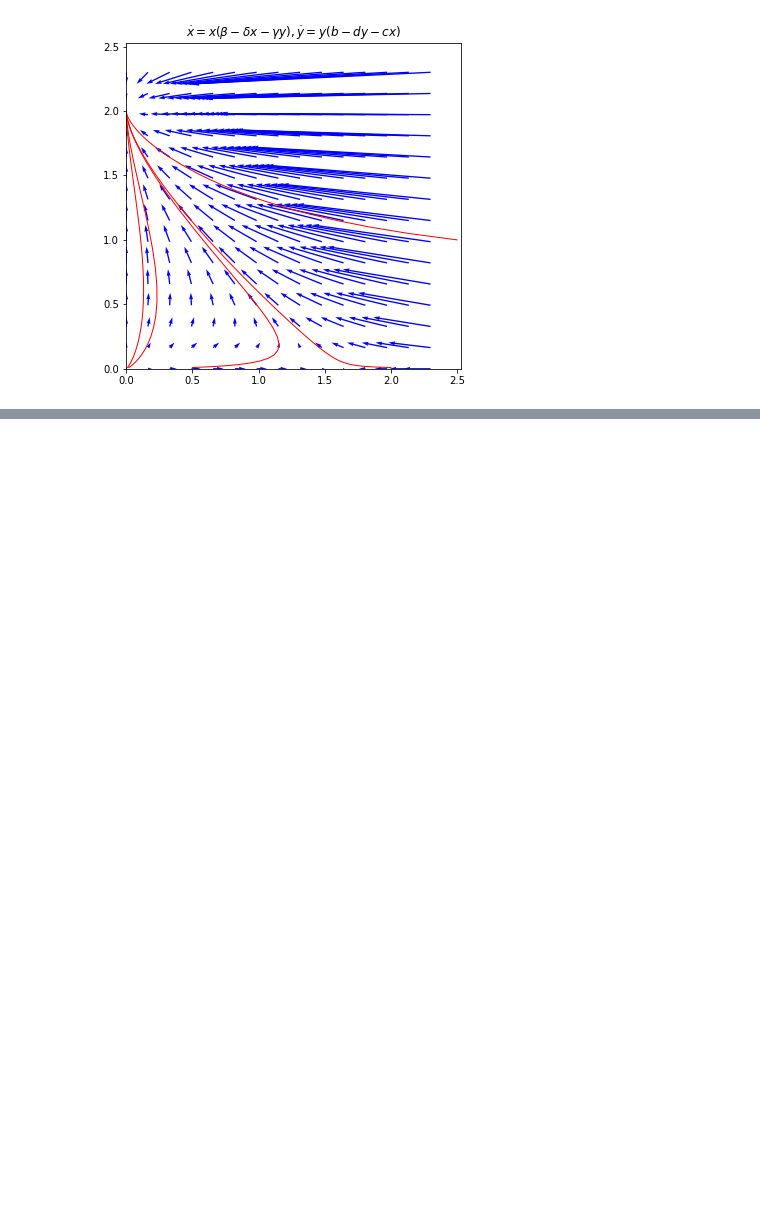
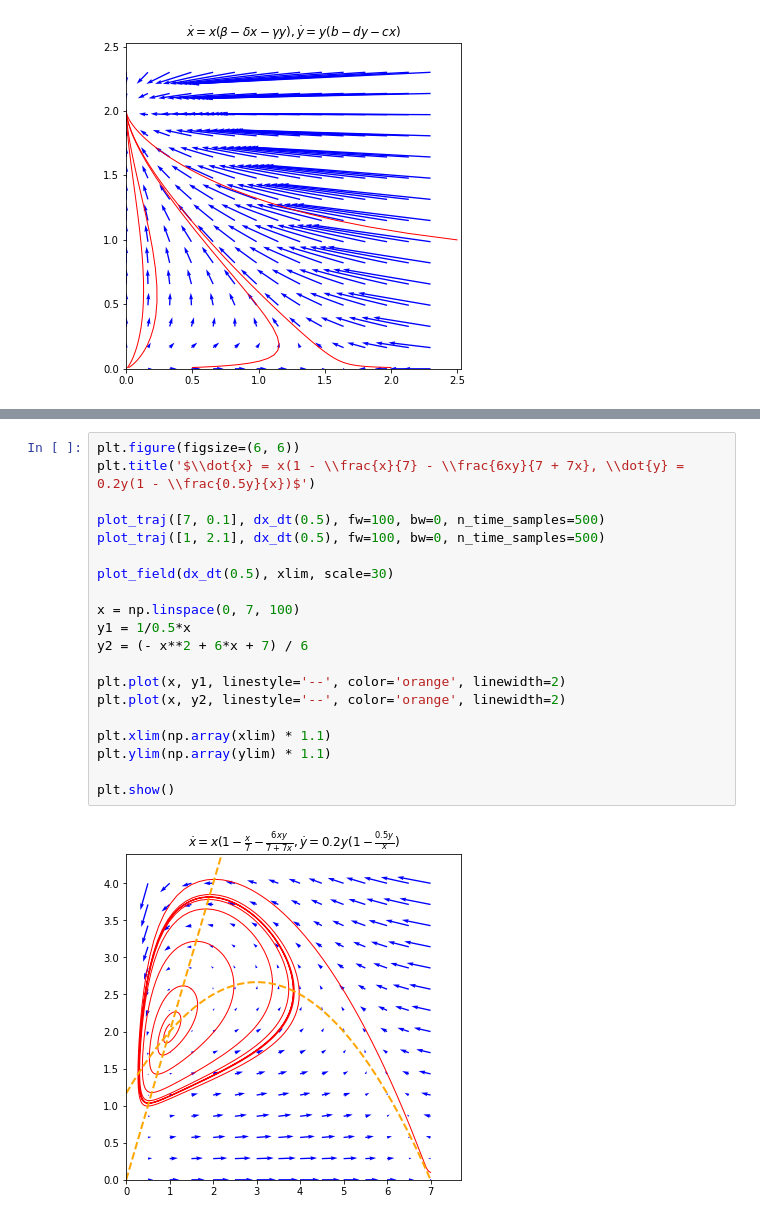
Before and after one commit to koulakis/dynamical-systems, a Jupyter notebook: 04_interacting-species.ipynb, the cells around one changed output, grey strips where cells are left out. Drawn from its saved outputs; the diff is of its cells as text; blank space fills up the shorter version.

```diff
--- a/04_interacting-species.ipynb
+++ b/04_interacting-species.ipynb
@@ -145,0 +223,22 @@ plt.show()
+# %%
+plt.figure(figsize=(6, 6))
+plt.title('$\\dot{x} = x(1 - \\frac{x}{7} - \\frac{6xy}{7 + 7x}, \\dot{y} = 0.2y(1 - \\frac{0.5y}{x})$')
+
+plot_traj([7, 0.1], dx_dt(0.5), fw=100, bw=0, n_time_samples=500)
+plot_traj([1, 2.1], dx_dt(0.5), fw=100, bw=0, n_time_samples=500)
+
+plot_field(dx_dt(0.5), xlim, scale=30)
+
+x = np.linspace(0, 7, 100)
+y1 = 1/0.5*x
+y2 = (- x**2 + 6*x + 7) / 6
+
+plt.plot(x, y1, linestyle='--', color='orange', linewidth=2)
+plt.plot(x, y2, linestyle='--', color='orange', linewidth=2)
+
+plt.xlim(np.array(xlim) * 1.1)
+plt.ylim(np.array(ylim) * 1.1)
+
+plt.show()
+# %% [output]
+[figure, added]
```
Also changed, not shown: parts of 9 cells of this notebook.
